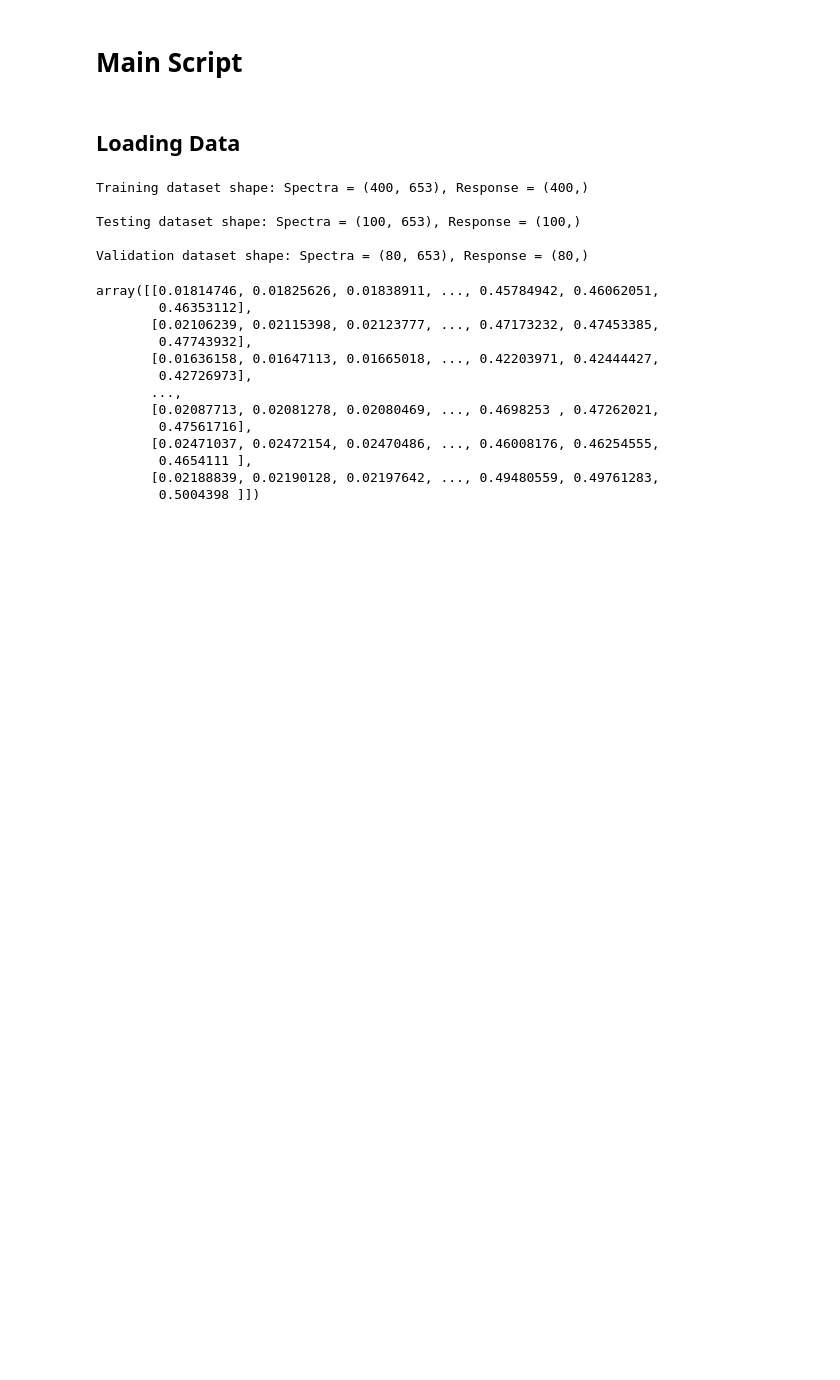
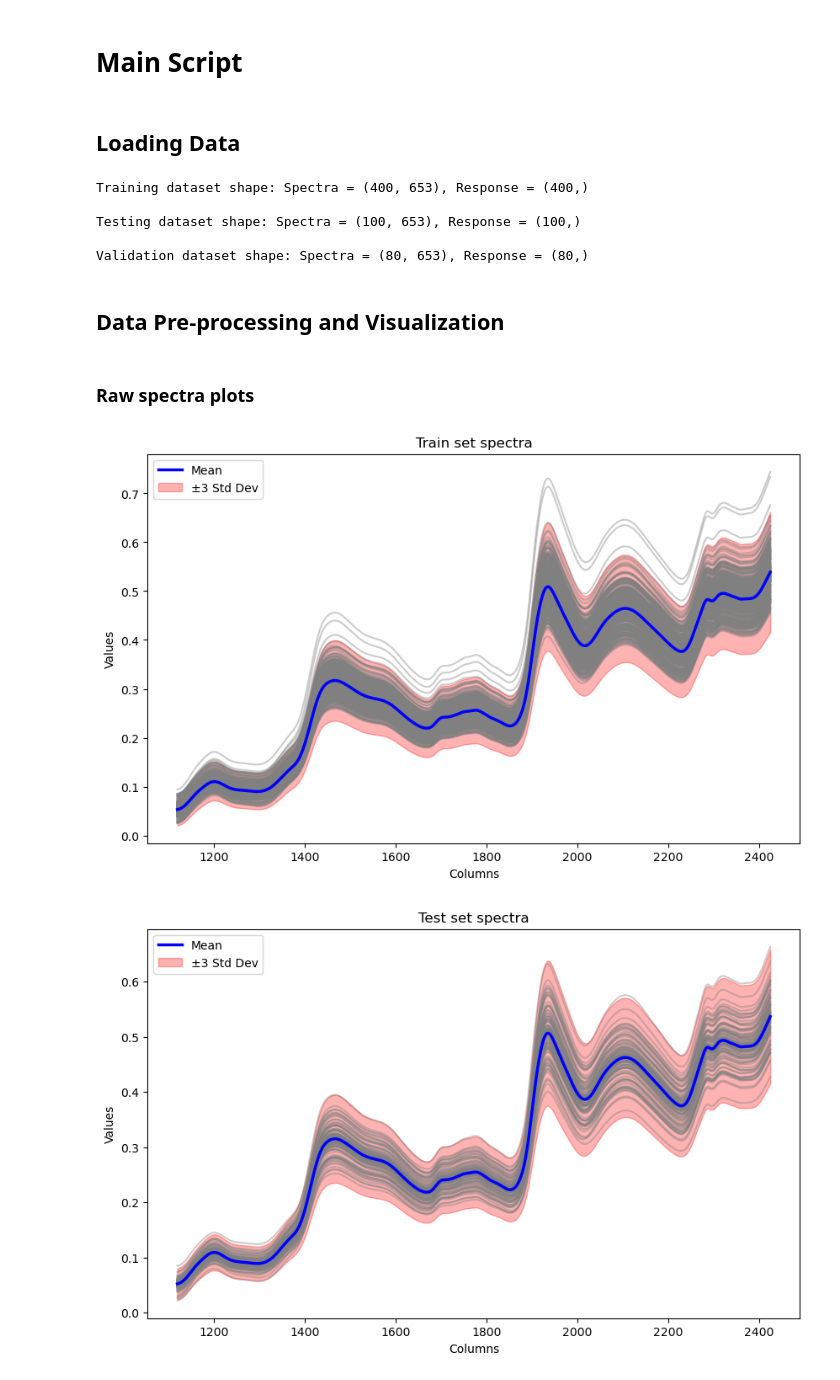
Before and after one commit to SamdGuizani/NIR-Chemometrics-Challenge-2022, a Jupyter notebook: NIR Challenge.ipynb, the cells around one changed output. Saved outputs shown, nothing was run; the diff lists cells and outputs as text; code cells hidden in the pictures; blank space fills up the shorter version.

```diff
--- a/NIR Challenge.ipynb
+++ b/NIR Challenge.ipynb
@@ -32,28 +250,26 @@ print(f'Testing dataset shape: Spectra = {test_X.shape}, Response = {test_Y.shap
 df_validation_X = pd.read_csv(PATH_TO_INPUT + 'X_validation_HSI.csv')
 df_validation_Y_ref = pd.read_csv(PATH_TO_INPUT + 'Y_validation.csv')
 validation_ID = df_validation_X.SampleID.unique()
-validation_X = df_validation_X.iloc[:,1:].groupby('SampleID').mean().to_numpy()
+validation_X = df_validation_X.iloc[:,1:].groupby('SampleID').mean().to_numpy() # HyperSpectral Images averaged by SampleID
 validation_Y_ref = df_validation_Y_ref.to_numpy().ravel()
 print(f'Validation dataset shape: Spectra = {validation_X.shape}, Response = {validation_Y_ref.shape}\n')
+
+# Wavelength range:
+wl_range = list(range(1120, 1120+train_X.shape[1]*2, 2))
 # %% [output]
 Training dataset shape: Spectra = (400, 653), Response = (400,)
 
 Testing dataset shape: Spectra = (100, 653), Response = (100,)
 
 Validation dataset shape: Spectra = (80, 653), Response = (80,)
-# %%
-validation_X
-# %% [output]
-array([[0.01814746, 0.01825626, 0.01838911, ..., 0.45784942, 0.46062051,
-        0.46353112],
-       [0.02106239, 0.02115398, 0.02123777, ..., 0.47173232, 0.47453385,
-        0.47743932],
-       [0.01636158, 0.01647113, 0.01665018, ..., 0.42203971, 0.42444427,
-        0.42726973],
-       ...,
-       [0.02087713, 0.02081278, 0.02080469, ..., 0.4698253 , 0.47262021,
-        0.47561716],
-       [0.02471037, 0.02472154, 0.02470486, ..., 0.46008176, 0.46254555,
-        0.4654111 ],
-       [0.02188839, 0.02190128, 0.02197642, ..., 0.49480559, 0.49761283,
-        0.5004398 ]])
+# %% [markdown]
+## Data Pre-processing and Visualization
+# %% [markdown]
+### Raw spectra plots
+# %%
+plot_with_mean_and_spread(df_train.iloc[:, 2:], title='Train set spectra', x_values=wl_range)
+plot_with_mean_and_spread(df_test.iloc[:, 2:], title='Test set spectra', x_values=wl_range)
+plot_with_mean_and_spread(pd.DataFrame(validation_X), title='Validation set spectra', x_values=wl_range)
+# %% [output]
+[figure, added]
+[figure, added]
```
Also changed, not shown: parts of 21 cells of this notebook.
